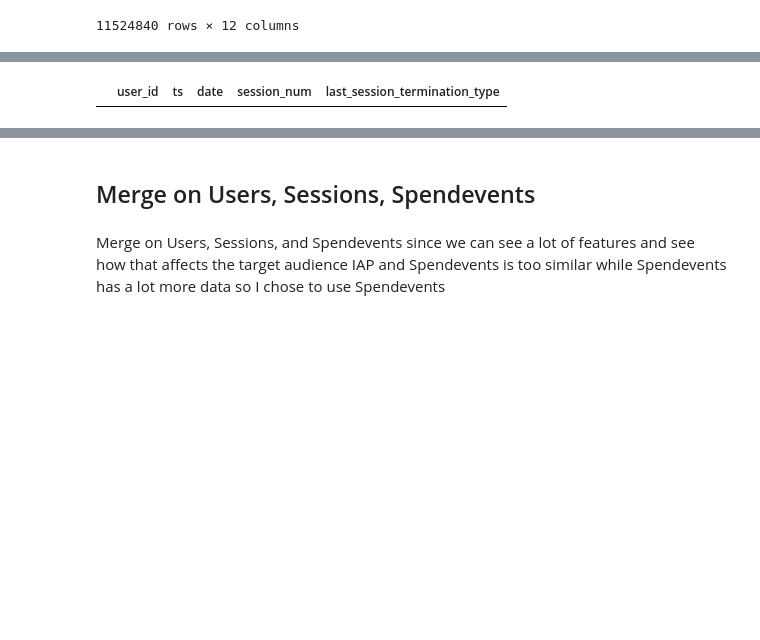
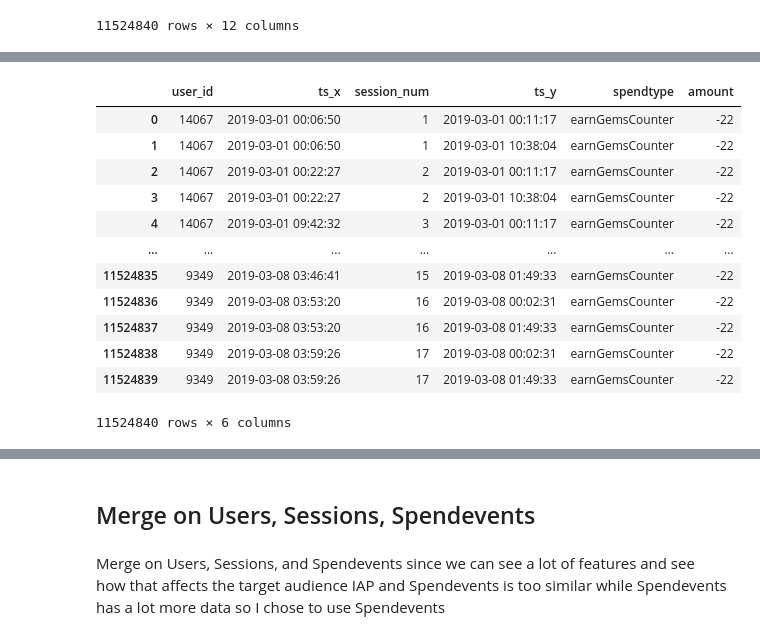
Before and after one commit to ericyeonpark/pg_data_exploratory_analysis, a Jupyter notebook: data_exploration_Eric_Park.ipynb, the cells around one changed output, grey strips where cells are left out. Saved outputs shown, nothing was run; the diff lists cells and outputs as text; code cells hidden in the pictures; blank space fills up the shorter version.

```diff
--- a/data_exploration_Eric_Park.ipynb
+++ b/data_exploration_Eric_Park.ipynb
@@ -402,4 +386,0 @@ sess_spend[filter_id]
-# %%
-sessions[filter_id]
-# %% [output]
-|  | user_id | ts | date | session_num | last_session_termination_type |
@@ -405,0 +390,18 @@ sessions[filter_id]
+# %%
+drop_cols = ['currency', 'chapter', 'date_y', 'date_x', 'story', 'last_session_termination_type']
+sess_spend.drop(drop_cols, axis=1, inplace=True)
+sess_spend
+# %% [output]
+|  | user_id | ts_x | session_num | ts_y | spendtype | amount |
+| 0 | 14067 | 2019-03-01 00:06:50 | 1 | 2019-03-01 00:11:17 | earnGemsCounter | -22 |
+| 1 | 14067 | 2019-03-01 00:06:50 | 1 | 2019-03-01 10:38:04 | earnGemsCounter | -22 |
+| 2 | 14067 | 2019-03-01 00:22:27 | 2 | 2019-03-01 00:11:17 | earnGemsCounter | -22 |
+| 3 | 14067 | 2019-03-01 00:22:27 | 2 | 2019-03-01 10:38:04 | earnGemsCounter | -22 |
+| 4 | 14067 | 2019-03-01 09:42:32 | 3 | 2019-03-01 00:11:17 | earnGemsCounter | -22 |
+| ... | ... | ... | ... | ... | ... | ... |
+| 11524835 | 9349 | 2019-03-08 03:46:41 | 15 | 2019-03-08 01:49:33 | earnGemsCounter | -22 |
+| 11524836 | 9349 | 2019-03-08 03:53:20 | 16 | 2019-03-08 00:02:31 | earnGemsCounter | -22 |
+| 11524837 | 9349 | 2019-03-08 03:53:20 | 16 | 2019-03-08 01:49:33 | earnGemsCounter | -22 |
+| 11524838 | 9349 | 2019-03-08 03:59:26 | 17 | 2019-03-08 00:02:31 | earnGemsCounter | -22 |
+| 11524839 | 9349 | 2019-03-08 03:59:26 | 17 | 2019-03-08 01:49:33 | earnGemsCounter | -22 |
+11524840 rows × 6 columns
```
Also changed, not shown: parts of 7 cells of this notebook.
